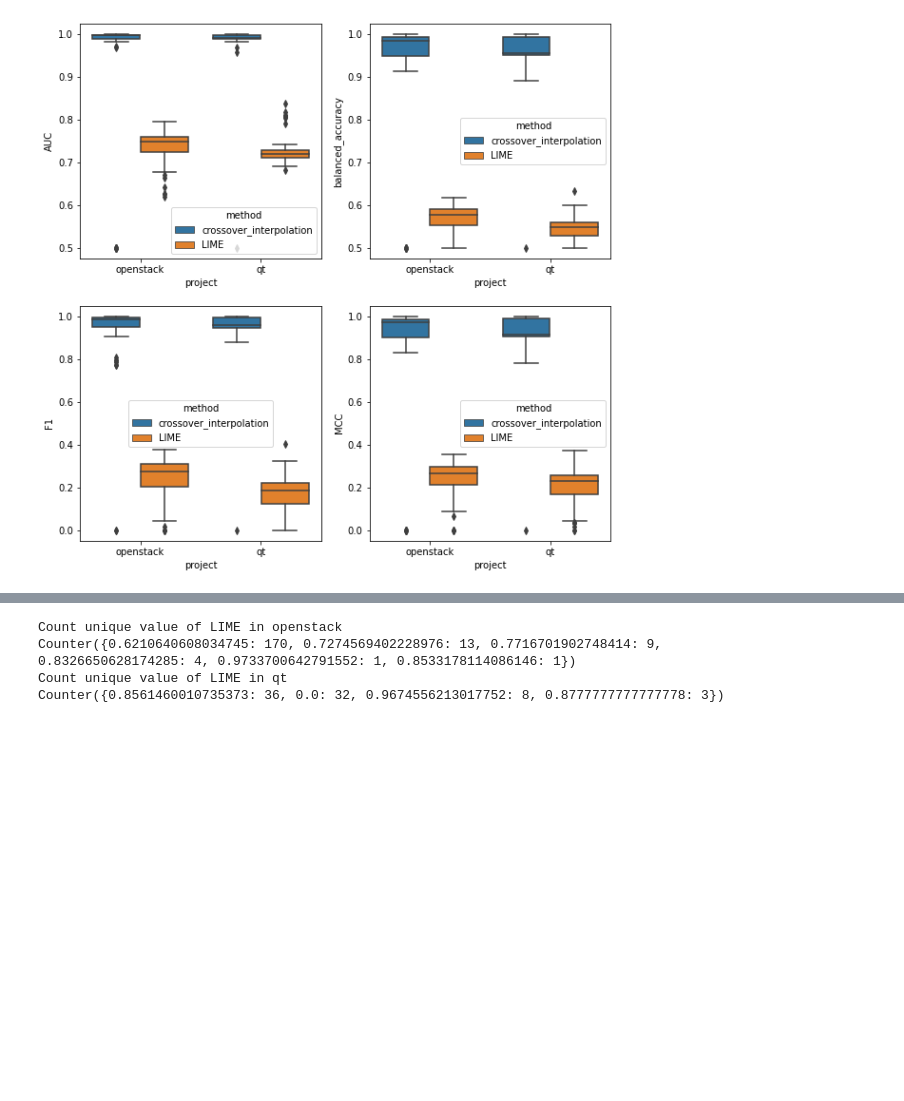
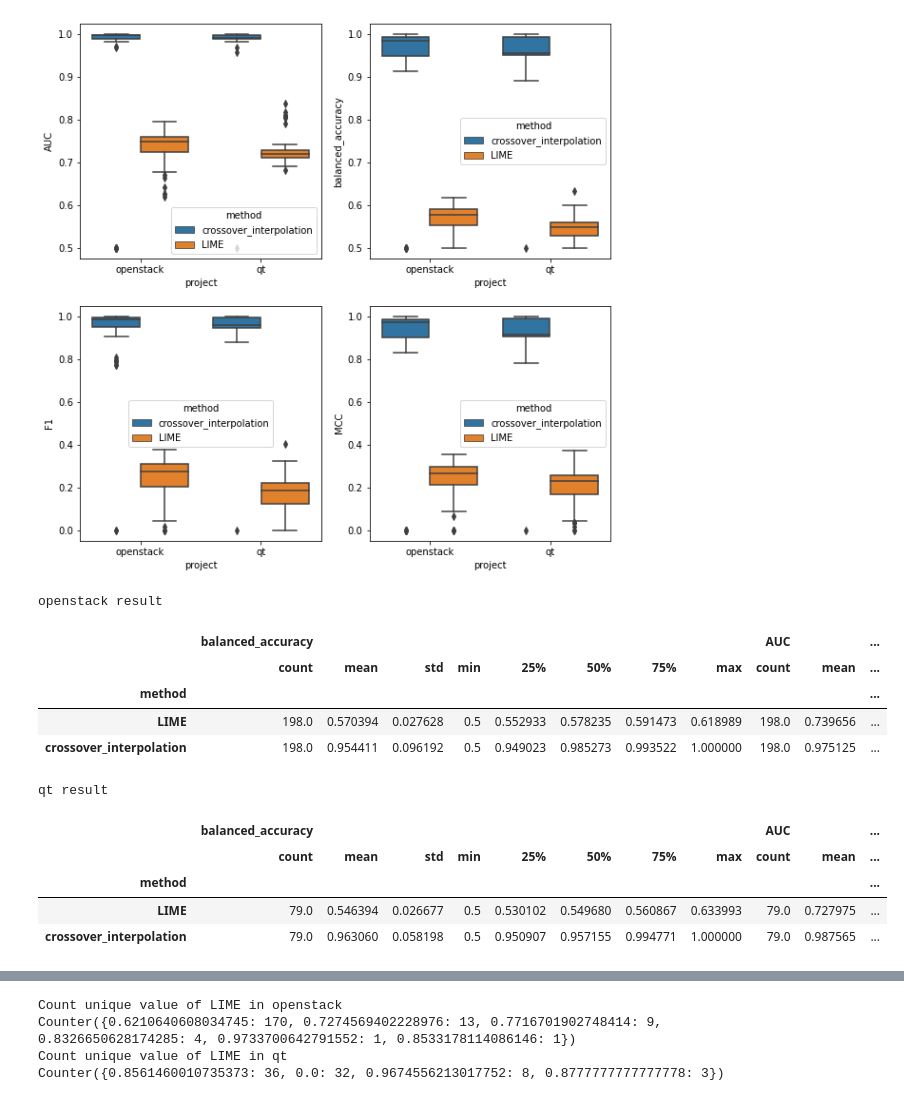
Before and after one commit to awsm-research/PyExplainer, a Jupyter notebook: experiment/evaluation_clean_code.ipynb, the cells around one changed output, grey strips where cells are left out. Saved outputs shown, nothing was run; the diff lists cells and outputs as text; code cells hidden in the pictures; blank space fills up the shorter version.

```diff
--- a/experiment/evaluation_clean_code.ipynb
+++ b/experiment/evaluation_clean_code.ipynb
@@ -447,4 +530,23 @@ plt.show()
 | 3 | openstack | 5d0ccceb20780fdd3adf519d3f8e6b80b... | LIME | 0.580125 | 0.745687 | 0.282288 | 0.277408 |
 | 4 | openstack | de31210c05f464c4a79255de68b1a515d... | crossover_interpolation | 0.935895 | 0.986777 | 0.933446 | 0.874022 |
 [figure]
+# %%
+pd.set_option("max_columns", 40)
+print('openstack result')
+display(openstack_result_df.groupby('method').describe())
+print('qt result')
+display(qt_result_df.groupby('method').describe())
+# %% [output]
+openstack result
+|  | balanced_accuracy |  |  |  |  |  |  |  | AUC |  | ... |
+|  | count | mean | std | min | 25% | 50% | 75% | max | count | mean | ... |
+| method |  |  |  |  |  |  |  |  |  |  | ... |
+| LIME | 198.0 | 0.570394 | 0.027628 | 0.5 | 0.552933 | 0.578235 | 0.591473 | 0.618989 | 198.0 | 0.739656 | ... |
+| crossover_interpolation | 198.0 | 0.954411 | 0.096192 | 0.5 | 0.949023 | 0.985273 | 0.993522 | 1.000000 | 198.0 | 0.975125 | ... |
+qt result
+|  | balanced_accuracy |  |  |  |  |  |  |  | AUC |  | ... |
+|  | count | mean | std | min | 25% | 50% | 75% | max | count | mean | ... |
+| method |  |  |  |  |  |  |  |  |  |  | ... |
+| LIME | 79.0 | 0.546394 | 0.026677 | 0.5 | 0.530102 | 0.549680 | 0.560867 | 0.633993 | 79.0 | 0.727975 | ... |
+| crossover_interpolation | 79.0 | 0.963060 | 0.058198 | 0.5 | 0.950907 | 0.957155 | 0.994771 | 1.000000 | 79.0 | 0.987565 | ... |
 # %%
```
Also changed, not shown: parts of 10 cells of this notebook, 5 other files.
